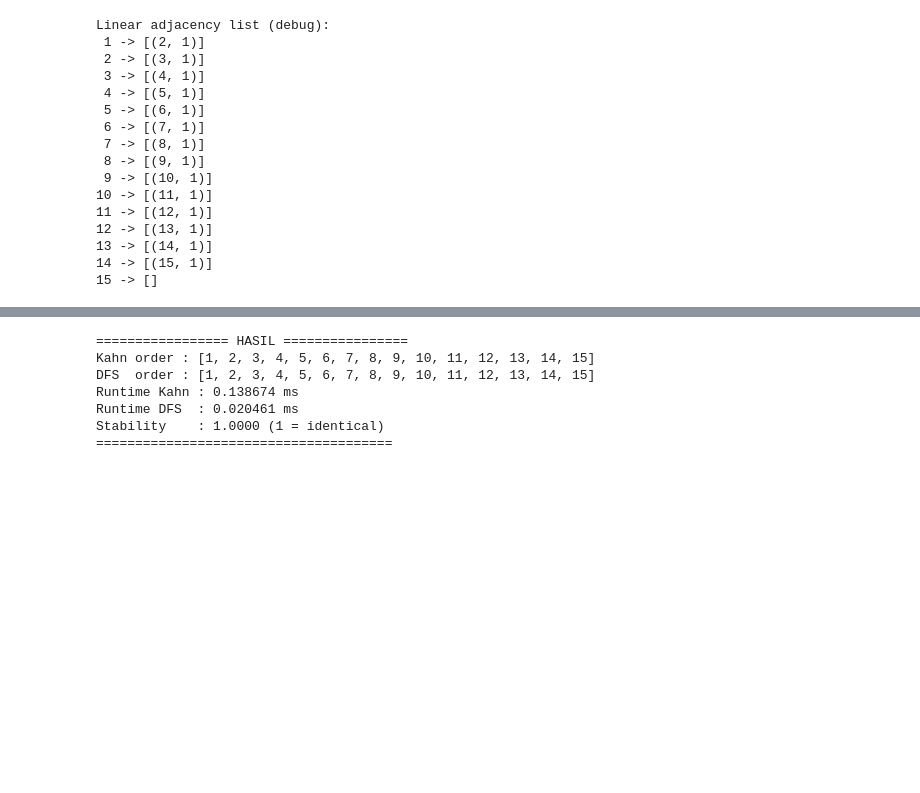
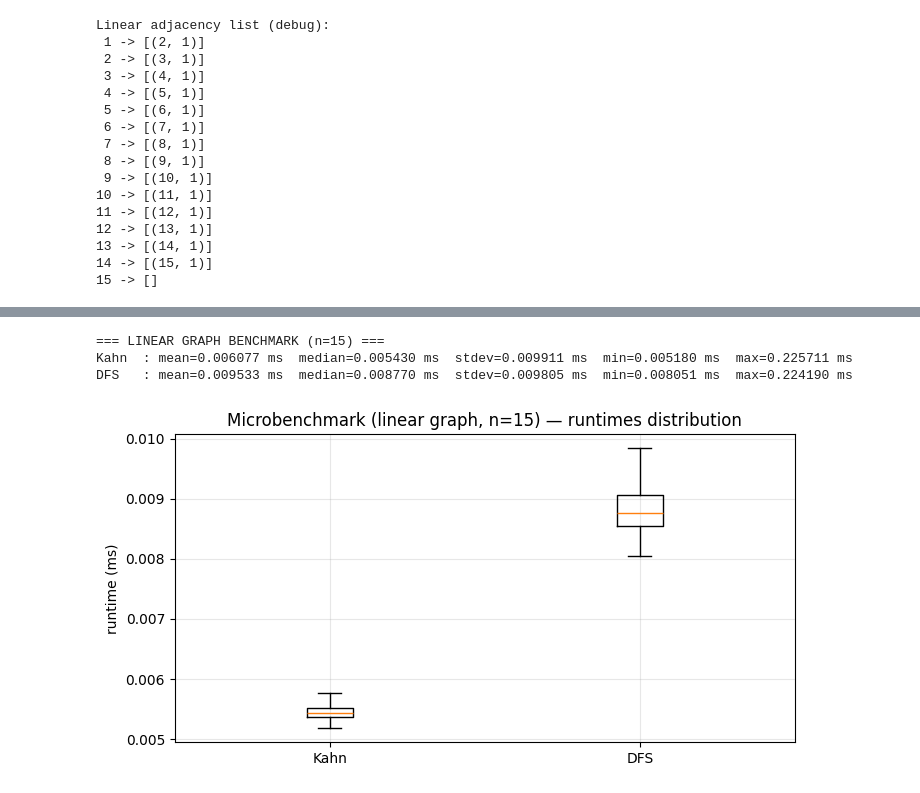
Before and after one commit to DienAkbar25/DesainAnalisisAlgoritma, a Jupyter notebook: DAA(TRIP_PLANNER).ipynb, the cells around one changed output, grey strips where cells are left out. Saved outputs shown, nothing was run; the diff lists cells and outputs as text; code cells hidden in the pictures; blank space fills up the shorter version.

```diff
--- a/DAA(TRIP_PLANNER).ipynb
+++ b/DAA(TRIP_PLANNER).ipynb
@@ -208,17 +208,54 @@ draw_graph(linear_graph, pos_day_dfs_topo,  order=order_dfs,  title="Visualisasi
 [figure]
-# %%
-print("================= HASIL ================")
-print("Kahn order :", order_kahn)
-print("DFS  order :", order_dfs)
-print(f"Runtime Kahn : {time_kahn:.6f} ms")
-print(f"Runtime DFS  : {time_dfs:.6f} ms")
-print(f"Stability    : {stability:.4f} (1 = identical)")
-print("======================================\n")
-# %% [output]
-================= HASIL ================
-Kahn order : [1, 2, 3, 4, 5, 6, 7, 8, 9, 10, 11, 12, 13, 14, 15]
-DFS  order : [1, 2, 3, 4, 5, 6, 7, 8, 9, 10, 11, 12, 13, 14, 15]
-Runtime Kahn : 0.138674 ms
-Runtime DFS  : 0.020461 ms
-Stability    : 1.0000 (1 = identical)
-======================================
+# %%
+def bench(func, *args, reps=200):
+    """Return list of runtimes in ms for `reps` runs (single-call timings)."""
+    times = []
+    for _ in range(20):
+        func(*args)
+    # optional: disable GC to reduce noise (re-enable later)
+    gc_old = gc.isenabled()
+    gc.disable()
+    try:
+        for _ in range(reps):
+            t0 = time.perf_counter()
+            func(*args)
+            t1 = time.perf_counter()
+            times.append((t1-t0)*1000.0)
+    finally:
+        if gc_old:
+            gc.enable()
+    return times
+
+reps = 500
+times_kahn = bench(topo_kahn, linear_graph, reps=reps)
+times_dfs  = bench(topo_dfs,  linear_graph, day, reps=reps)
+
+def summarize(times):
+    return {
+        'n': len(times),
+        'mean_ms': statistics.mean(times),
+        'median_ms': statistics.median(times),
+        'stdev_ms': statistics.stdev(times) if len(times)>1 else 0.0,
+        'min_ms': min(times),
+        'max_ms': max(times)
+    }
+
+s_k = summarize(times_kahn)
+s_d = summarize(times_dfs)
+
+print("=== LINEAR GRAPH BENCHMARK (n=15) ===")
+print("Kahn  : mean={mean_ms:.6f} ms  median={median_ms:.6f} ms  stdev={stdev_ms:.6f} ms  min={min_ms:.6f} ms  max={max_ms:.6f} ms".format(**s_k))
+print("DFS   : mean={mean_ms:.6f} ms  median={median_ms:.6f} ms  stdev={stdev_ms:.6f} ms  min={min_ms:.6f} ms  max={max_ms:.6f} ms".format(**s_d))
+print()
+
+plt.figure(figsize=(8,4))
+plt.boxplot([times_kahn, times_dfs], labels=["Kahn", "DFS"], showfliers=False)
+plt.ylabel("runtime (ms)")
+plt.title("Microbenchmark (linear graph, n=15) — runtimes distribution")
+plt.grid(alpha=0.3)
+plt.show()
+# %% [output]
+=== LINEAR GRAPH BENCHMARK (n=15) ===
+Kahn  : mean=0.006077 ms  median=0.005430 ms  stdev=0.009911 ms  min=0.005180 ms  max=0.225711 ms
+DFS   : mean=0.009533 ms  median=0.008770 ms  stdev=0.009805 ms  min=0.008051 ms  max=0.224190 ms
+[figure, added]
```
Also changed, not shown: parts of 2 cells of this notebook.
